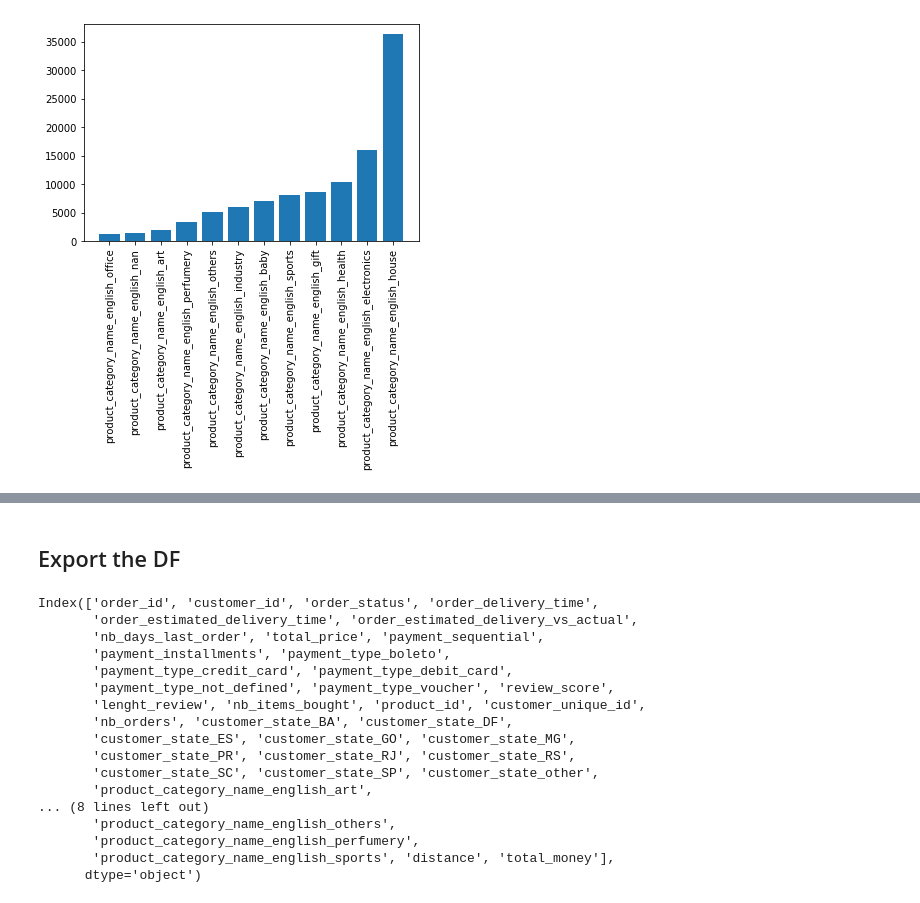
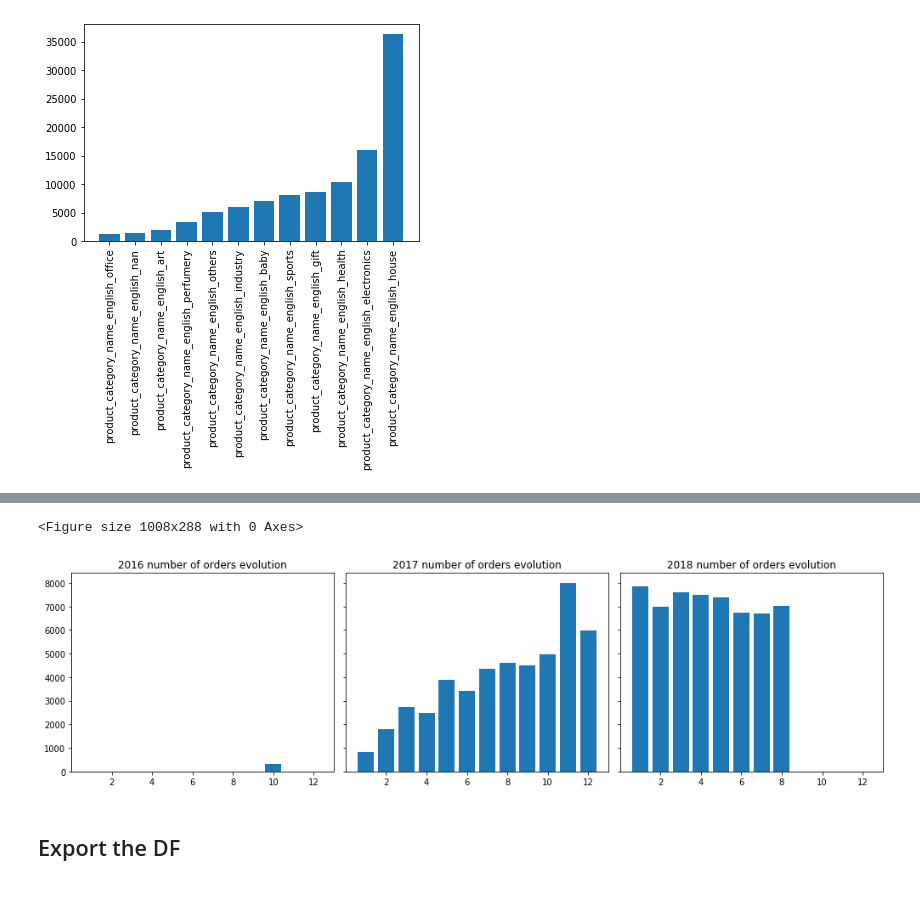
Before and after one commit to JulesLB/OpenClassroomsProject, a Jupyter notebook: Project5/Project5_Exploratory.ipynb, the cells around one changed output, grey strips where cells are left out. Saved outputs shown, nothing was run; the diff lists cells and outputs as text; code cells hidden in the pictures.

Commit message:
Update Time analysis

```diff
--- a/Project5/Project5_Exploratory.ipynb
+++ b/Project5/Project5_Exploratory.ipynb
@@ -636,25 +664,22 @@ plt.show()
+# %%
+#Plot number of orders evolution
+fig = plt.figure(figsize=(14,4))
+g,(ax1,ax2,ax3) = plt.subplots(1, 3, sharex='all', sharey='all',figsize=(14,4))
+
+ax1.bar(x=df_16.groupby('month')['order_id'].count().index,height=df_16.groupby('month')['order_id'].count())
+ax2.bar(x=df_17.groupby('month')['order_id'].count().index,height=df_17.groupby('month')['order_id'].count())
+ax3.bar(x=df_18.groupby('month')['order_id'].count().index,height=df_18.groupby('month')['order_id'].count())
+
+ax1.set_title('2016 number of orders evolution')
+ax2.set_title('2017 number of orders evolution')
+ax3.set_title('2018 number of orders evolution')
+
+plt.tight_layout()
+# %% [output]
+<Figure size 1008x288 with 0 Axes>
+[figure, added]
 # %% [markdown]
 ## Export the DF
-# %%
-df.columns
-# %% [output]
-Index(['order_id', 'customer_id', 'order_status', 'order_delivery_time',
-       'order_estimated_delivery_time', 'order_estimated_delivery_vs_actual',
-       'nb_days_last_order', 'total_price', 'payment_sequential',
-       'payment_installments', 'payment_type_boleto',
-       'payment_type_credit_card', 'payment_type_debit_card',
-       'payment_type_not_defined', 'payment_type_voucher', 'review_score',
-       'lenght_review', 'nb_items_bought', 'product_id', 'customer_unique_id',
-       'nb_orders', 'customer_state_BA', 'customer_state_DF',
-       'customer_state_ES', 'customer_state_GO', 'customer_state_MG',
-       'customer_state_PR', 'customer_state_RJ', 'customer_state_RS',
-       'customer_state_SC', 'customer_state_SP', 'customer_state_other',
-       'product_category_name_english_art',
-... (8 lines left out)
-       'product_category_name_english_others',
-       'product_category_name_english_perfumery',
-       'product_category_name_english_sports', 'distance', 'total_money'],
-      dtype='object')
 # %%
 #Drop the primary keys
 columns_unused = ['order_id','customer_id','order_status','product_id','customer_unique_id']
```
Also changed, not shown: parts of 8 cells of this notebook.
